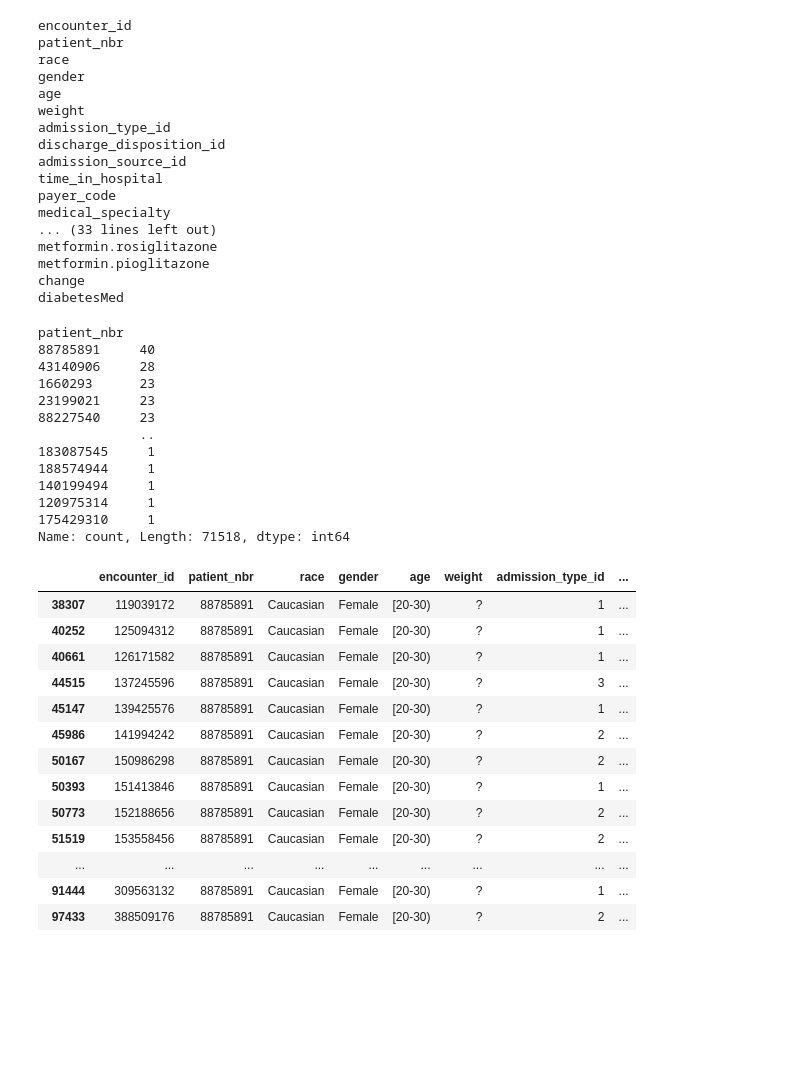
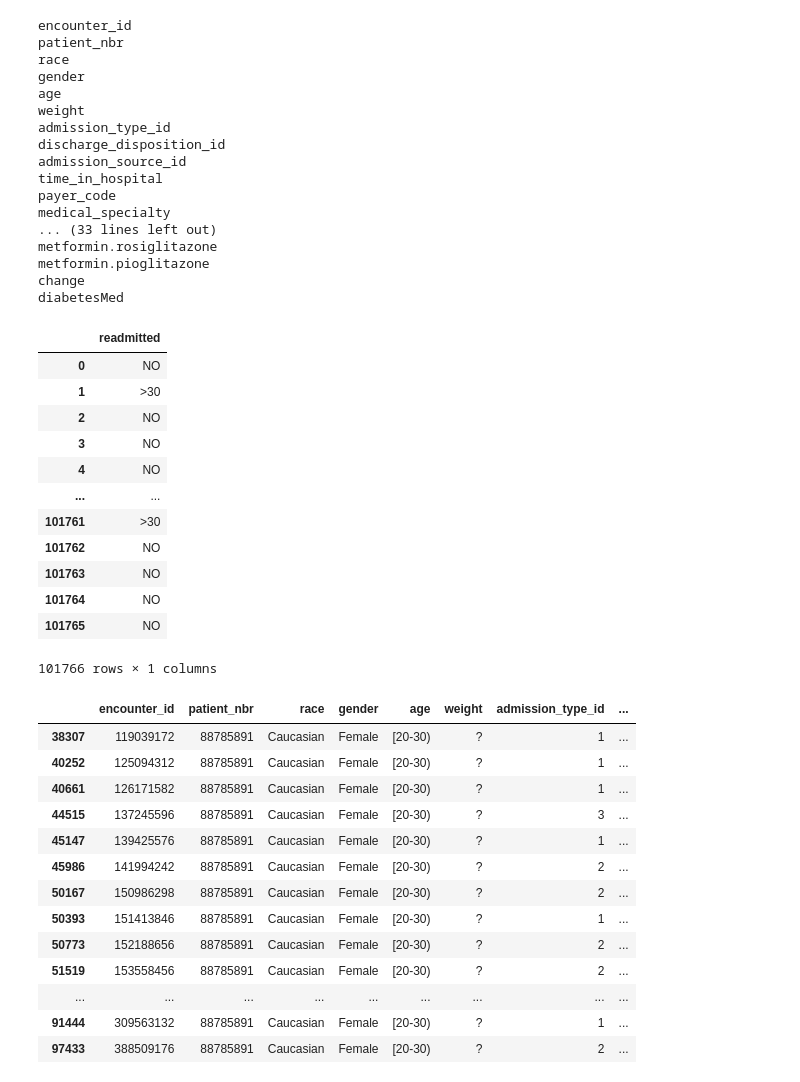
Before and after one commit to SJBales/Diabetes, a Jupyter notebook: notebooks/EDA.ipynb, the cells around one changed output. Drawn from its saved outputs; the diff is of its cells as text; code cells hidden in the pictures; blank space fills up the shorter version.

Commit message:
Small tweaks to EDA for inspecting raw values of features and targets for creating fixtures.

```diff
--- a/notebooks/EDA.ipynb
+++ b/notebooks/EDA.ipynb
@@ -77,22 +77,22 @@ metformin.rosiglitazone
 metformin.pioglitazone
 change
 diabetesMed
-# %%
-features.patient_nbr.value_counts()
-# %% [output]
-patient_nbr
-88785891     40
-43140906     28
-1660293      23
-23199021     23
-88227540     23
-             ..
-183087545     1
-188574944     1
-140199494     1
-120975314     1
-175429310     1
-Name: count, Length: 71518, dtype: int64
+# %%
+target
+# %% [output]
+|  | readmitted |
+| 0 | NO |
+| 1 | >30 |
+| 2 | NO |
+| 3 | NO |
+| 4 | NO |
+| ... | ... |
+| 101761 | >30 |
+| 101762 | NO |
+| 101763 | NO |
+| 101764 | NO |
+| 101765 | NO |
+101766 rows × 1 columns
 # %%
 # Exploring a single patient
 features[features.patient_nbr == 88785891]
```
